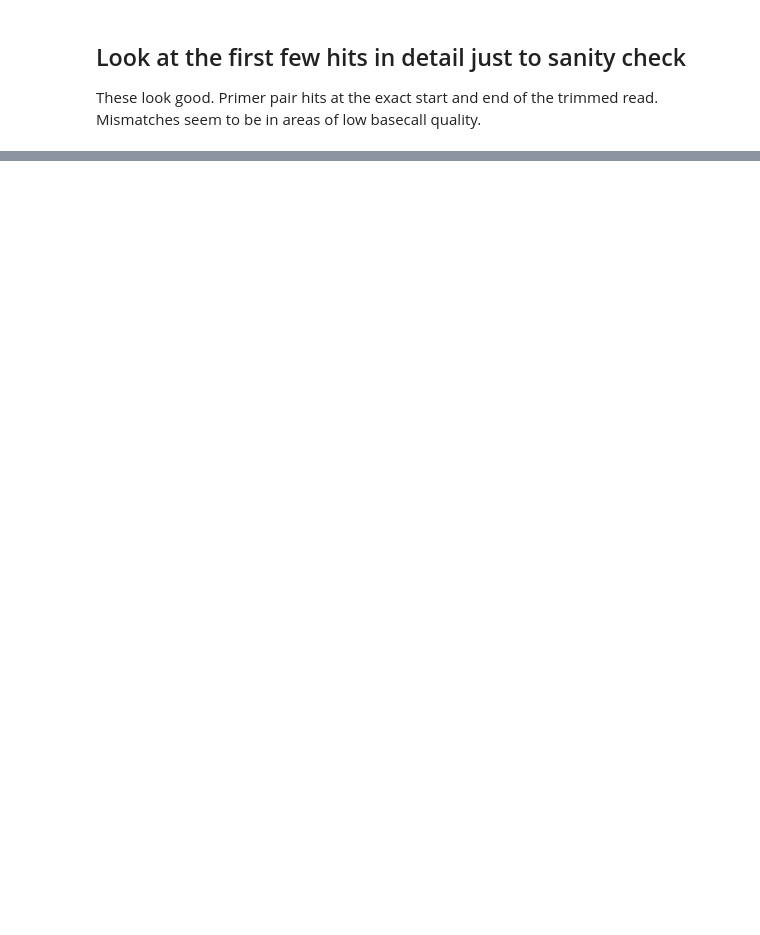
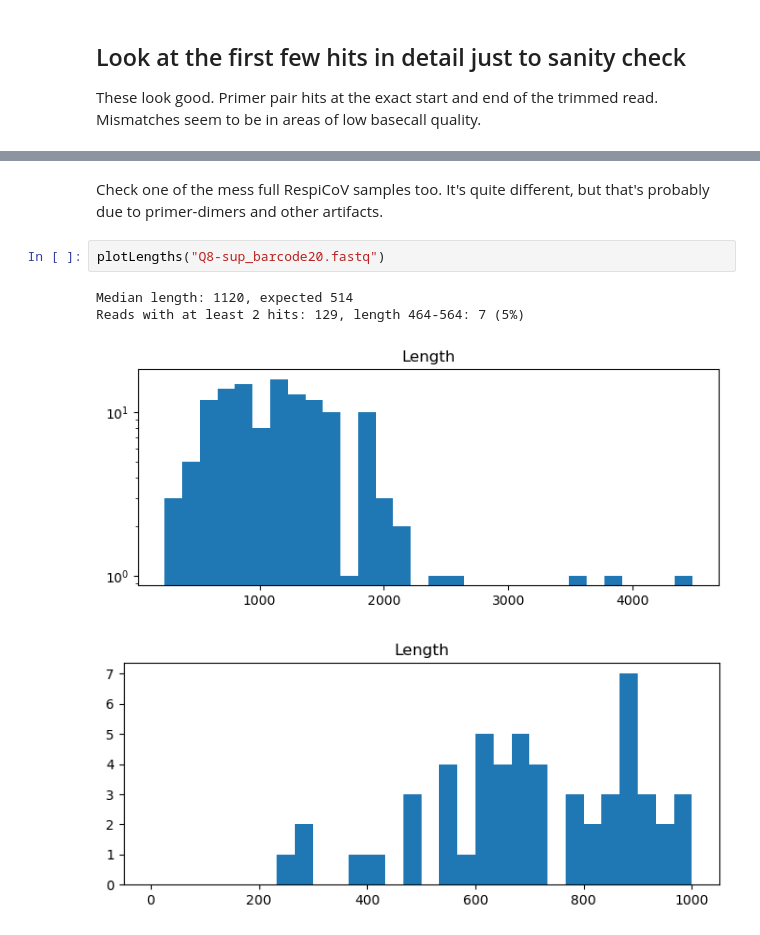
Before and after one commit to RByers/RespiCov-analyze, a Jupyter notebook: Q8AnalyzeHRV.ipynb, the cells around one changed output, grey strips where cells are left out. Drawn from its saved outputs; the diff is of its cells as text; blank space fills up the shorter version.

```diff
--- a/Q8AnalyzeHRV.ipynb
+++ b/Q8AnalyzeHRV.ipynb
@@ -229,3 +316,12 @@ Reads: 9488, less than 450: 9403 (99%)
+# %% [markdown]
+Check one of the mess full RespiCoV samples too. It's quite different, but that's probably due to primer-dimers and other artifacts.
+# %%
+plotLengths("Q8-sup_barcode20.fastq")
+# %% [output]
+Median length: 1120, expected 514
+Reads with at least 2 hits: 129, length 464-564: 7 (5%)
+[figure, added]
+[figure, added]
 # %% [markdown]
 ## Distribution of hit locations
 
```
Also changed, not shown: parts of 33 cells of this notebook, 2 other files.
